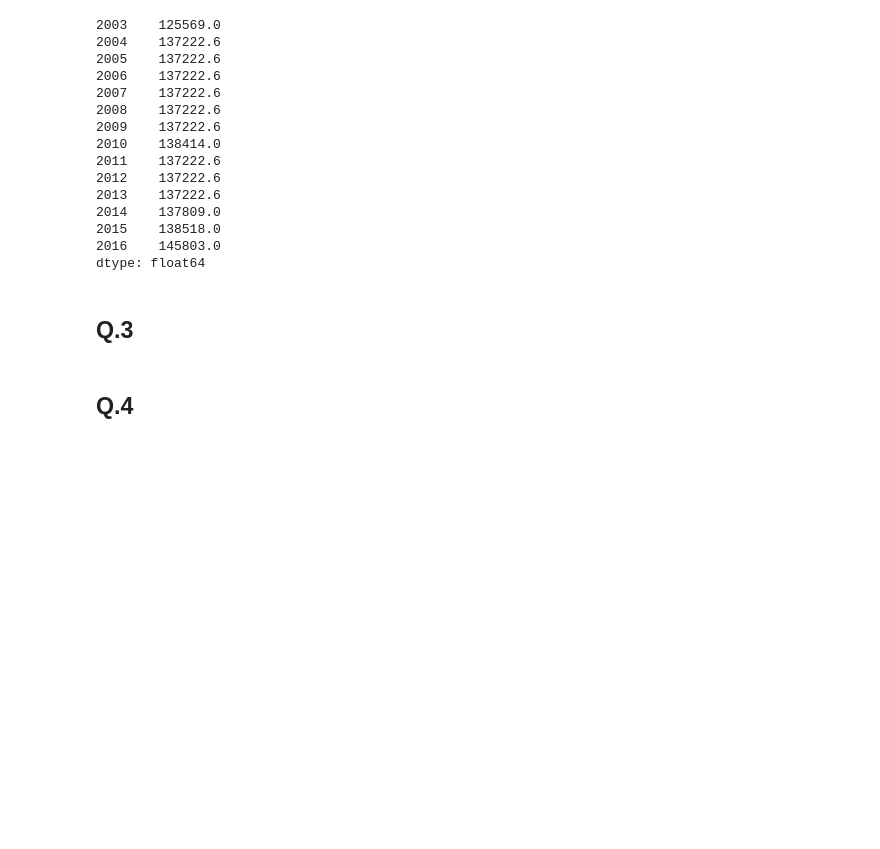
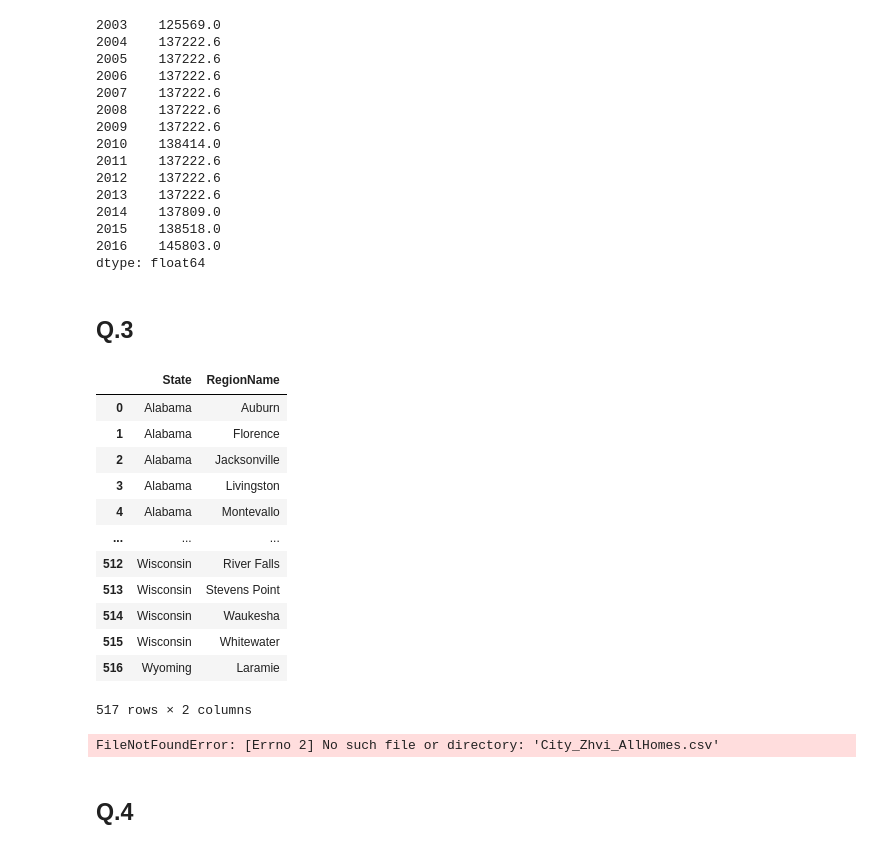
Before and after one commit to RealDogDad/exoplanetary-extrapolation, a Jupyter notebook: assignments/midterm.ipynb, the cells around one changed output. Saved outputs shown, nothing was run; the diff lists cells and outputs as text; code cells hidden in the pictures; blank space fills up the shorter version.

```diff
--- a/assignments/midterm.ipynb
+++ b/assignments/midterm.ipynb
@@ -228,7 +228,39 @@ dtype: float64
 # %%
 #(a)  Use the file “university_towns.txt” to generate a dataframe. The dataframe contains the information of the of towns and the states they are in. Pay attention to the following when you process the file “university_towns.txt" The head of the dataframe should contain ["State","RegionName"]
 #-read each line of the file, if the last six characters of the line are [edit], the line contains a State.-All the lines following the State are RegionName of that State until you come to another line with [edit].-For the line with RegionName, remove every character from “(“ to the end.
+import re
+university_towns = []
+with open('../dataFiles/university_towns.txt') as file:
+    for line in file:
+        if '[edit]' in line:
+            state = line
+        else: university_towns.append((state, line))
+
+df_town = pd.DataFrame(university_towns, columns=['State', 'RegionName'])
+df_town['State'] = df_town['State'].apply(lambda x: re.split('\(',x)[0]).str.strip()
+df_town['State'] = df_town['State'].apply(lambda x: re.split('\[',x)[0]).str.strip()
+df_town['RegionName'] = df_town['RegionName'].apply(lambda x: re.split('\(',x)[0]).str.strip()
+df_town['RegionName'] = df_town['RegionName'].apply(lambda x: re.split('\[',x)[0]).str.strip()
+df_town
+# %% [output]
+|  | State | RegionName |
+| 0 | Alabama | Auburn |
+| 1 | Alabama | Florence |
+| 2 | Alabama | Jacksonville |
+| 3 | Alabama | Livingston |
+| 4 | Alabama | Montevallo |
+| ... | ... | ... |
+| 512 | Wisconsin | River Falls |
+| 513 | Wisconsin | Stevens Point |
+| 514 | Wisconsin | Waukesha |
+| 515 | Wisconsin | Whitewater |
+| 516 | Wyoming | Laramie |
+517 rows × 2 columns
 # %%
 # (b)  Read in the file “City_Zhvi_AllHomes.csv”. The dataframe shows the mean housing values of each RegionName in each month starting from 1996-04 and ending in 2018-01
+city = pd.read_csv("../dataFiles/City_Zhvi_AllHomes.csv")
+city
+# %% [output]
+FileNotFoundError: [Errno 2] No such file or directory: 'City_Zhvi_AllHomes.csv'
 # %%
 # (c)  Group by “State” and find the mean housing values in 2018-01
```
Also changed, not shown: parts of 1 cell of this notebook.
